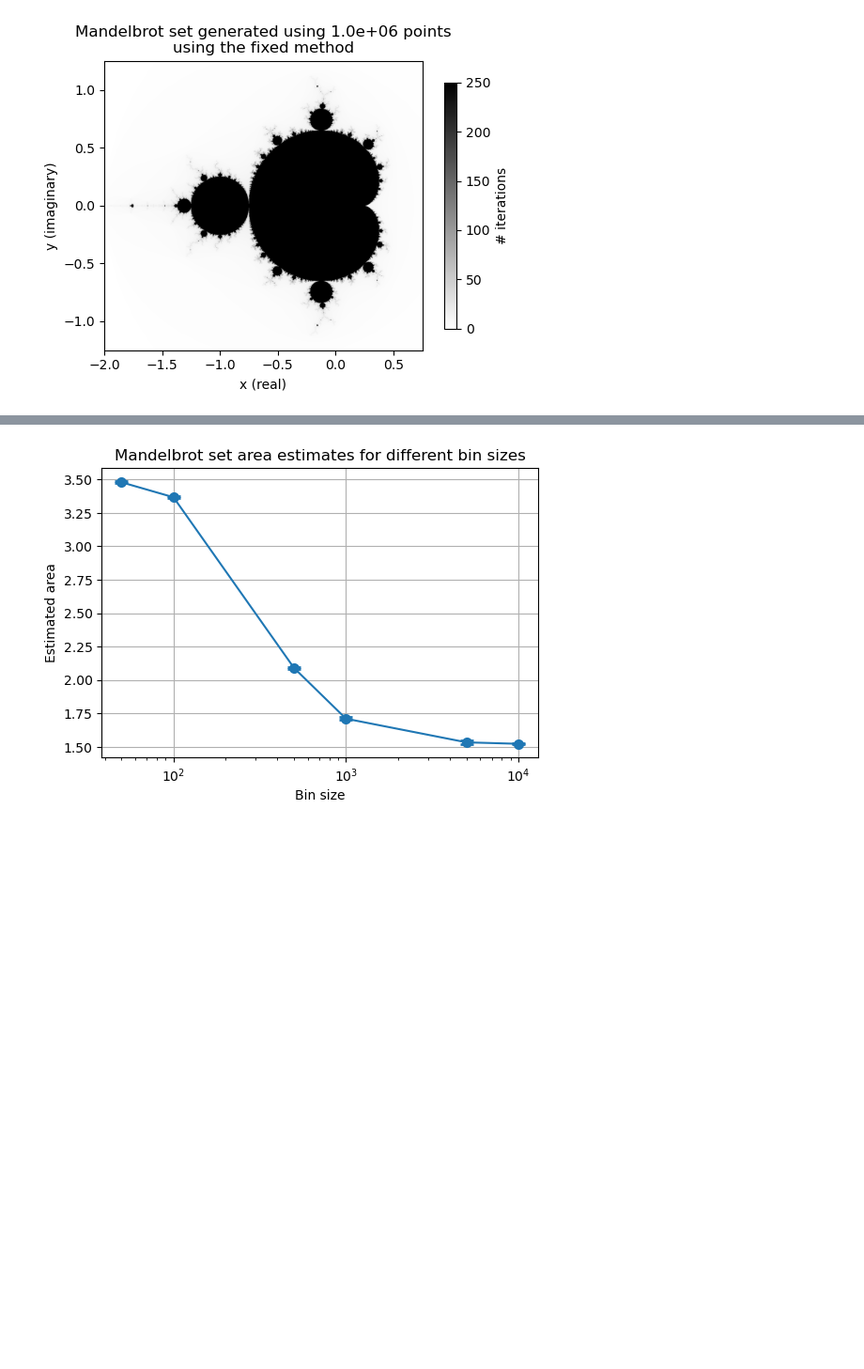
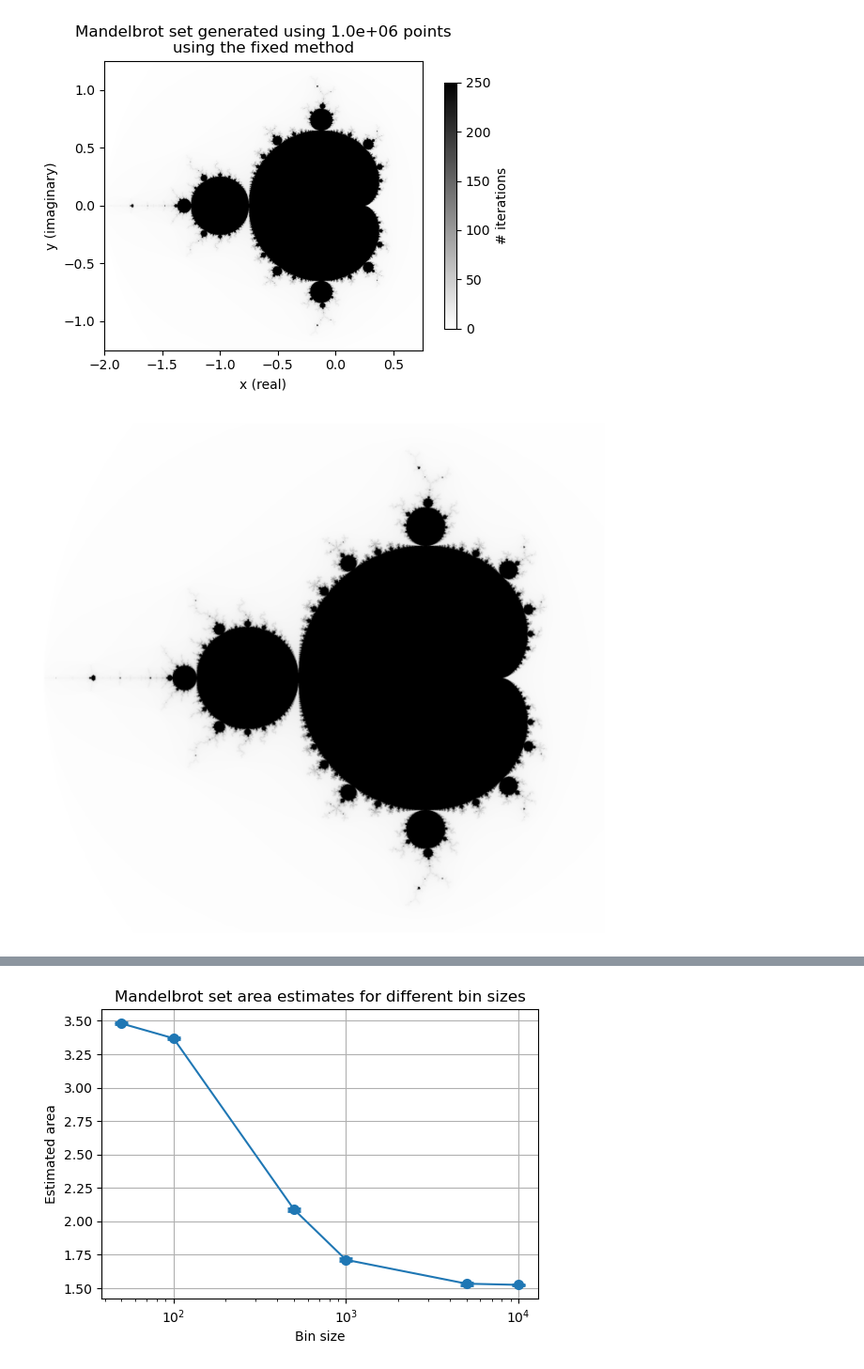
Before and after one commit to jonas4climate/ss-assignment1, a Jupyter notebook: CalvinLaw_11306734_RaymondZhang_14865904_JonasSchaefer_14039982_1.ipynb, the cells around one changed output, grey strips where cells are left out. Shown at 94% size. Drawn from its saved outputs; the diff is of its cells as text; code cells hidden in the pictures; blank space fills up the shorter version.

```diff
--- a/CalvinLaw_11306734_RaymondZhang_14865904_JonasSchaefer_14039982_1.ipynb
+++ b/CalvinLaw_11306734_RaymondZhang_14865904_JonasSchaefer_14039982_1.ipynb
@@ -112,7 +112,7 @@ def mandelbrot_statistics(c_points, counts, method, previous_stats=None, toleran
     return stats
 
 
-def plot_mandelbrot(c_points, counts, method, max_iter=250, save=True, show=True):
+def plot_mandelbrot(c_points, counts, method, max_iter=250, save=True, show=True, title_version=False):
     """
     Basic functionality to plot the mandelbrot set.
     :param c_points: Complex points
@@ -123,7 +123,10 @@ def plot_mandelbrot(c_points, counts, method, max_iter=250, save=True, show=True
     :param show: Whether to show the plot
     """
     N = int(np.sqrt(len(counts)))
-    plt.figure(figsize=(6, 4))
+    if title_version:
+        plt.figure(figsize=(12, 8))
+    else:
+        plt.figure(figsize=(6, 4))
 
     match(method):
         case 'fixed':
@@ -141,15 +144,21 @@ def plot_mandelbrot(c_points, counts, method, max_iter=250, save=True, show=True
             plt.imshow(image_data, cmap='binary', extent=[*X_LIM, *Y_LIM])
         case _:
             raise ValueError('Invalid argument, method does not exist.')
-
-    plt.title(
-        f'Mandelbrot set generated using {len(counts):.1e} points\nusing the {method} method')
-    plt.colorbar(shrink=0.85, label='# iterations')
-    plt.xlabel('x (real)')
-    plt.ylabel('y (imaginary)')
+    if title_version:
+        plt.axis('off')
+    else:
+        plt.title(
+            f'Mandelbrot set generated using {len(counts):.1e} points\nusing the {method} method')
+        plt.colorbar(shrink=0.85, label='# iterations')
+        plt.xlabel('x (real)')
+        plt.ylabel('y (imaginary)')
 
     if save:
-        plt.savefig(
+        if title_version:
+            plt.savefig(
+            f'{SAVE_DIR}/mandelbrot_{method}_{max_iter}_{N}_title.png', dpi=600, bbox_inches='tight', pad_inches=0)
+        else:
+            plt.savefig(
             f'{SAVE_DIR}/mandelbrot_{method}_{max_iter}_{N}.png', dpi=300)
     if show:
         plt.show()
@@ -203,6 +212,11 @@ Mean estimated area: 1.51859125e-06
 Standard deviation of estimated area: 2.852052522899437e-06
 95% Confidence interval for the estimated area: (1.5130013297731005e-06, 1.5241811702268994e-06)
 [figure]
+# %%
+points_fixed, counts_fixed = mandelbrot_parallel_fixed(size=2_000)
+plot_mandelbrot(points_fixed, counts_fixed, method='fixed', save=True, title_version=True)
+# %% [output]
+[figure, added]
 # %%
 points_mc, counts_mc = mandelbrot_parallel_mc()
 mandelbrot_statistics(points_mc, counts_mc, method='monte-carlo')
```
Also changed, not shown: parts of 9 cells of this notebook.
